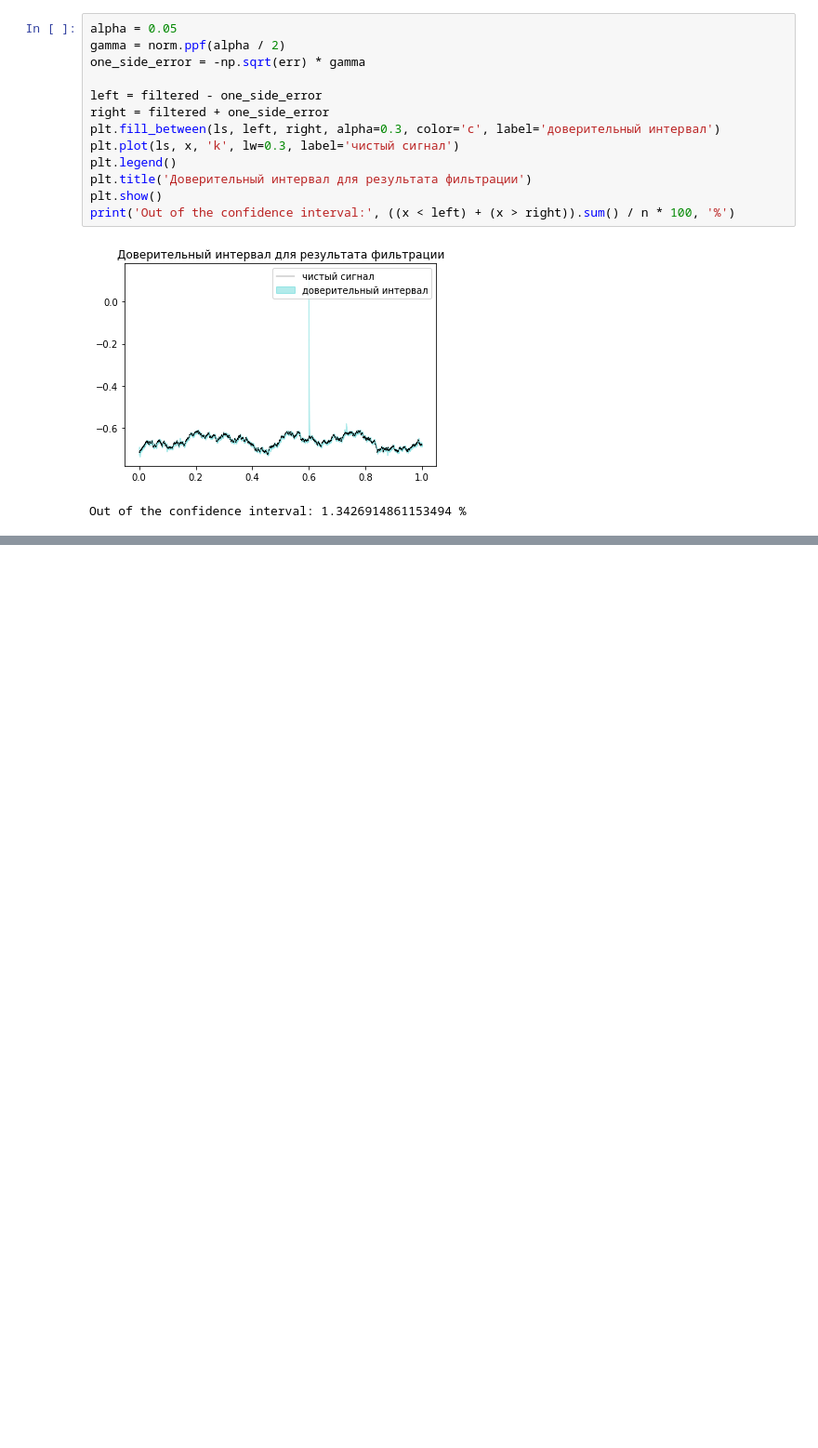
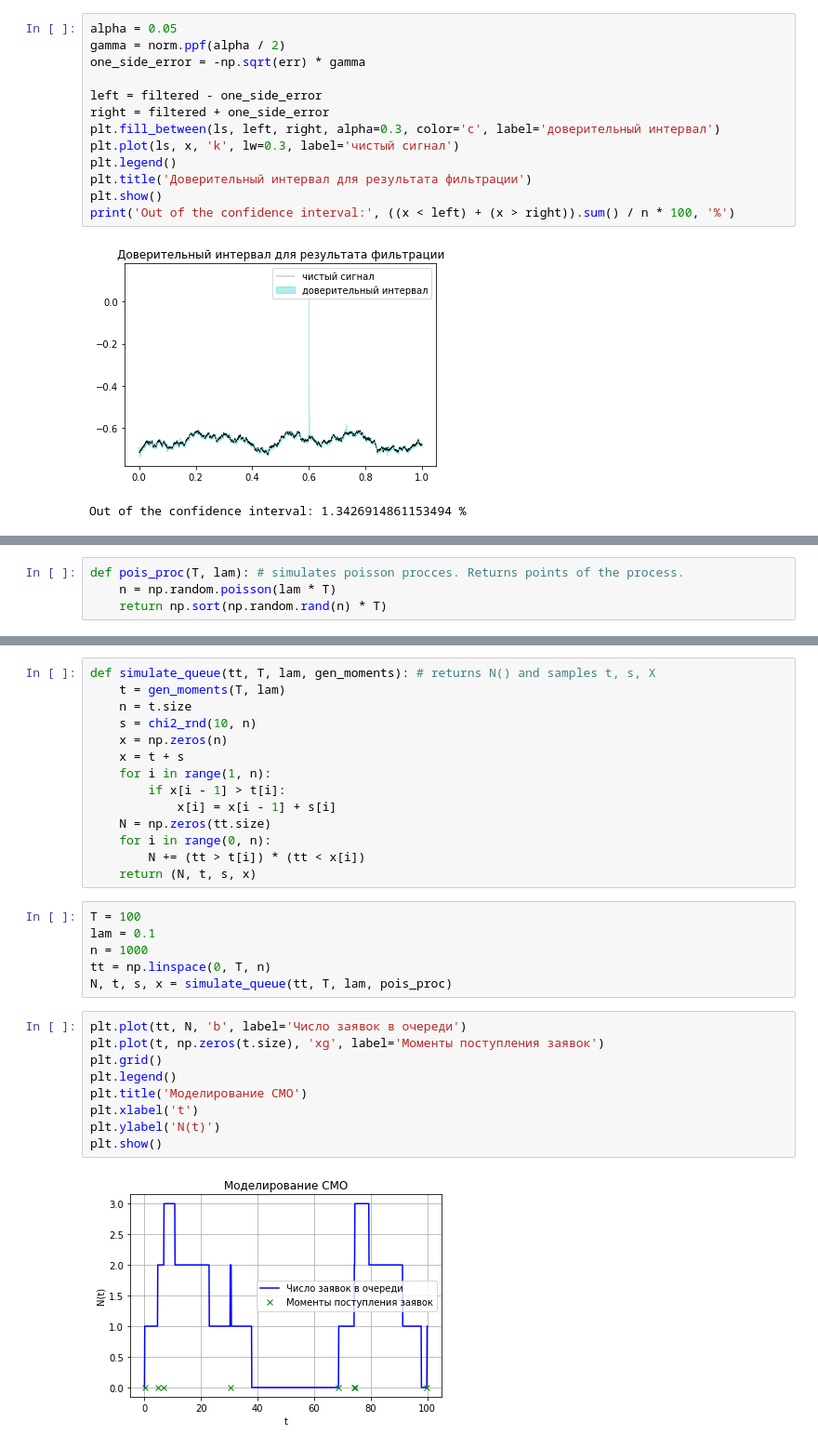
Before and after one commit to MrG1raffe/Stochastic_prac, a Jupyter notebook: StochAn_pt2.ipynb, the cells around one changed output, grey strips where cells are left out. Shown at 93% size. Cells and saved outputs as stored; diff of their text form; blank space fills up the shorter version.

```diff
--- a/StochAn_pt2.ipynb
+++ b/StochAn_pt2.ipynb
@@ -775,0 +821,4 @@ Out of the confidence interval: 1.3426914861153494 %
+# %%
+def pois_proc(T, lam): # simulates poisson procces. Returns points of the process.
+    n = np.random.poisson(lam * T)
+    return np.sort(np.random.rand(n) * T)
@@ -775,0 +833,31 @@ Out of the confidence interval: 1.3426914861153494 %
+# %%
+def simulate_queue(tt, T, lam, gen_moments): # returns N() and samples t, s, X
+    t = gen_moments(T, lam)
+    n = t.size
+    s = chi2_rnd(10, n)
+    x = np.zeros(n)
+    x = t + s
+    for i in range(1, n):
+        if x[i - 1] > t[i]:
+            x[i] = x[i - 1] + s[i]
+    N = np.zeros(tt.size)
+    for i in range(0, n):
+        N += (tt > t[i]) * (tt < x[i])
+    return (N, t, s, x)
+# %%
+T = 100
+lam = 0.1
+n = 1000
+tt = np.linspace(0, T, n)
+N, t, s, x = simulate_queue(tt, T, lam, pois_proc)
+# %%
+plt.plot(tt, N, 'b', label='Число заявок в очереди')
+plt.plot(t, np.zeros(t.size), 'xg', label='Моменты поступления заявок')
+plt.grid()
+plt.legend()
+plt.title('Моделирование СМО')
+plt.xlabel('t')
+plt.ylabel('N(t)')
+plt.show()
+# %% [output]
+[figure, added]
```
Also changed, not shown: parts of 22 cells of this notebook.
